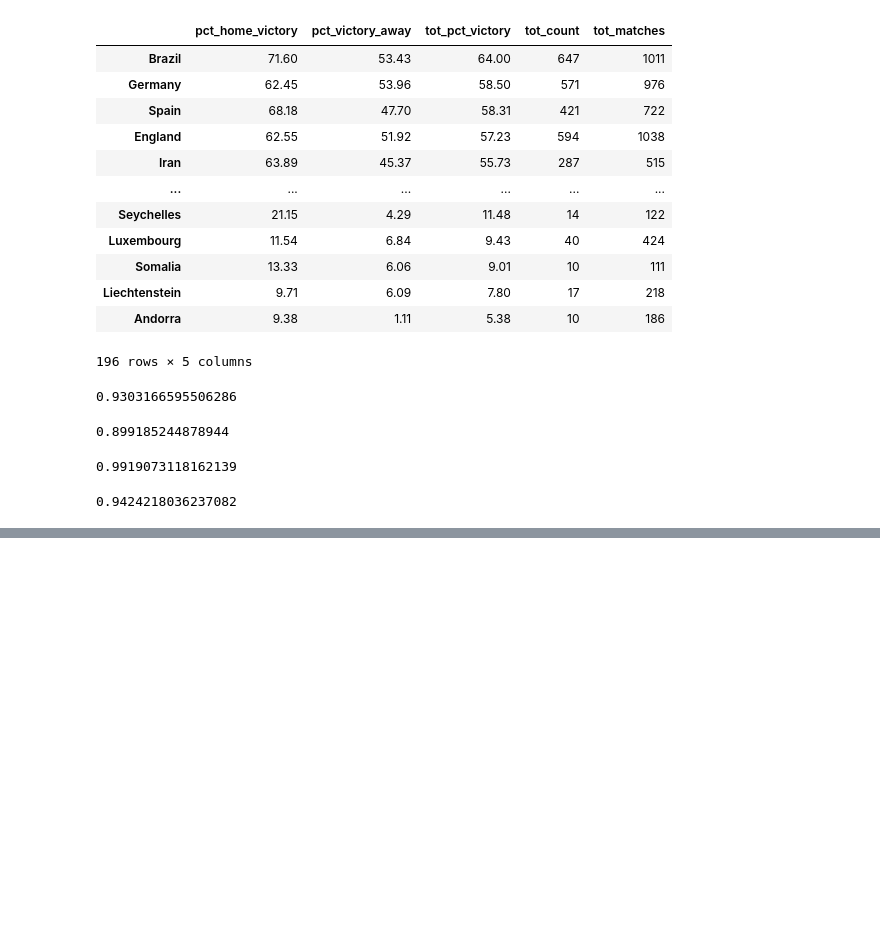
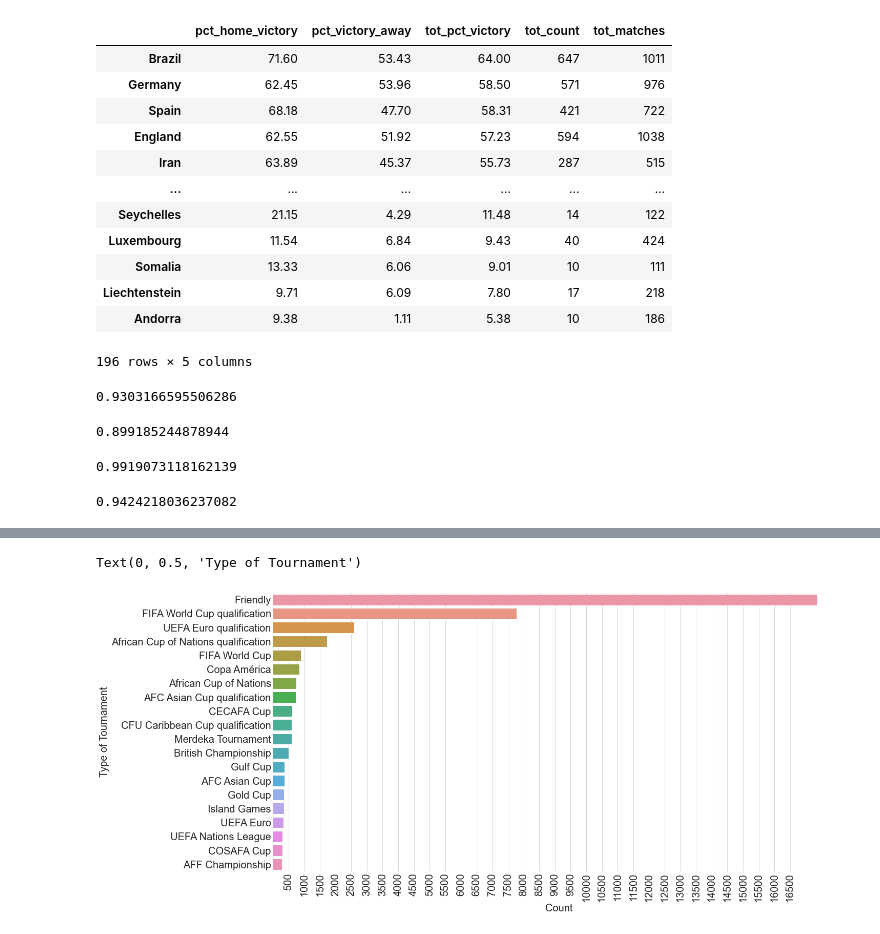
Before and after one commit to l-aleksashka-l/ML, a Jupyter notebook: Stepik/Match_predictions.ipynb, the cells around one changed output, grey strips where cells are left out. Drawn from its saved outputs; the diff is of its cells as text; code cells hidden in the pictures; blank space fills up the shorter version.

```diff
--- a/Stepik/Match_predictions.ipynb
+++ b/Stepik/Match_predictions.ipynb
@@ -607,3 +607,27 @@ year=pd.DataFrame([year_goals, year_match]).T.rename(columns={'neutral': 'matche
 #normalize
 year['goals_match'] = year.goals/year.matches
 year=np.round(year, 2)
+# %%
+import os
+
+import numpy as np # linear algebra
+import pandas as pd # data processing, CSV file I/O (e.g. pd.read_csv)
+
+import matplotlib.pyplot as plt
+import matplotlib
+import seaborn as sns
+
+matplotlib.rc('font', size=20)
+matplotlib.rc('axes', titlesize=20)
+matplotlib.rc('axes', labelsize=20)
+matplotlib.rc('xtick', labelsize=20)
+matplotlib.rc('ytick', labelsize=20)
+matplotlib.rc('legend', fontsize=20)
+matplotlib.rc('figure', titlesize=20)
+
+%matplotlib inline
+sns.set_style("whitegrid")
+np.random.seed(42)
+
+
+# Any results you write to the current directory are saved as output.
@@ -609,0 +644,3 @@ year=np.round(year, 2)
+# %%
+data = pd.read_csv("csv/results.csv", parse_dates=['date'])
+data.sample(5)
@@ -609,0 +654,9 @@ year=np.round(year, 2)
+# %%
+plt.figure(figsize=(20,10))
+sns.barplot(data=pd.DataFrame(data.tournament.value_counts()[:20]).reset_index(),x='tournament', y='index', orient='h')
+plt.xlabel("Count")
+plt.xticks([i for i in range(500, 17000, 500)],rotation=90)
+plt.ylabel("Type of Tournament")
+# %% [output]
+Text(0, 0.5, 'Type of Tournament')
+[figure, added]
```
Also changed, not shown: parts of 8 cells of this notebook.
